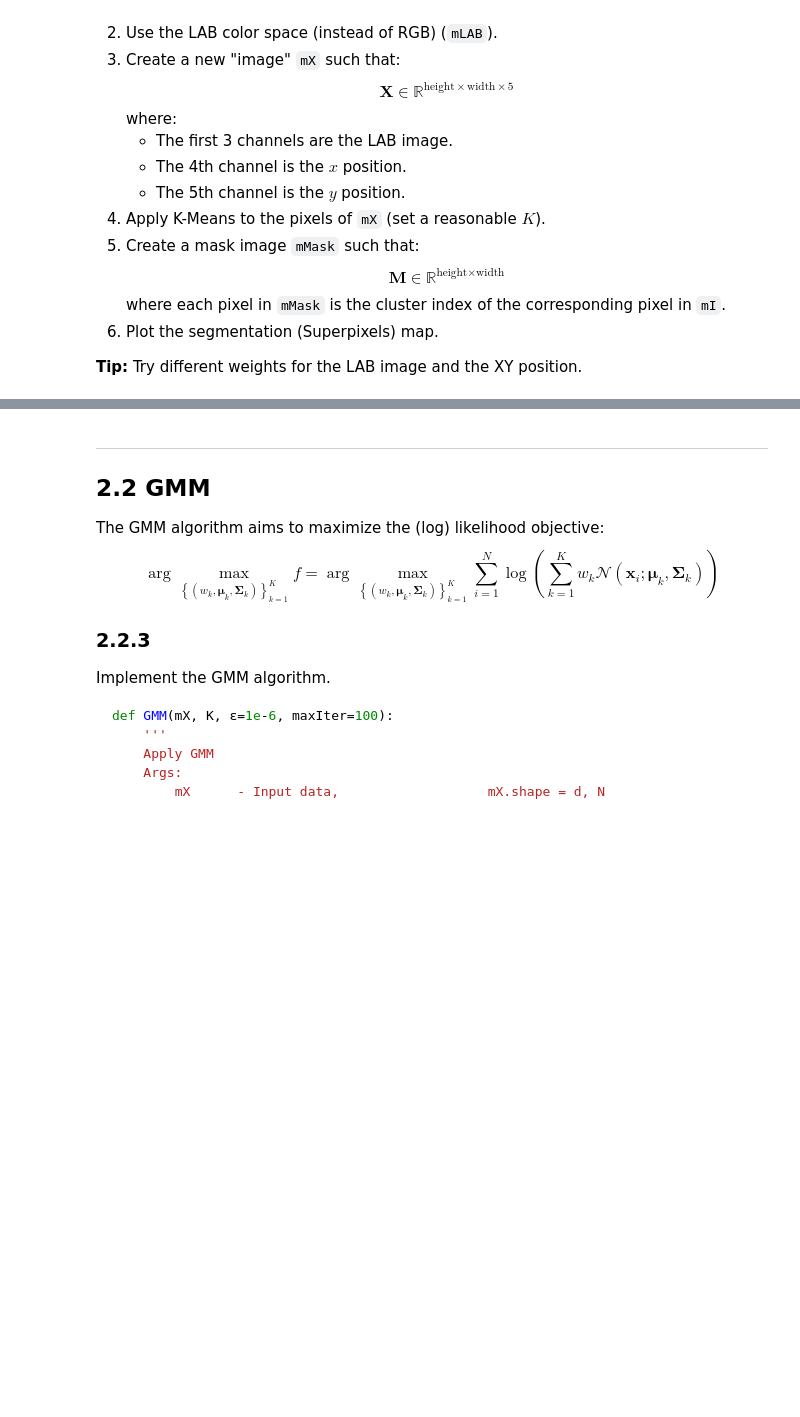
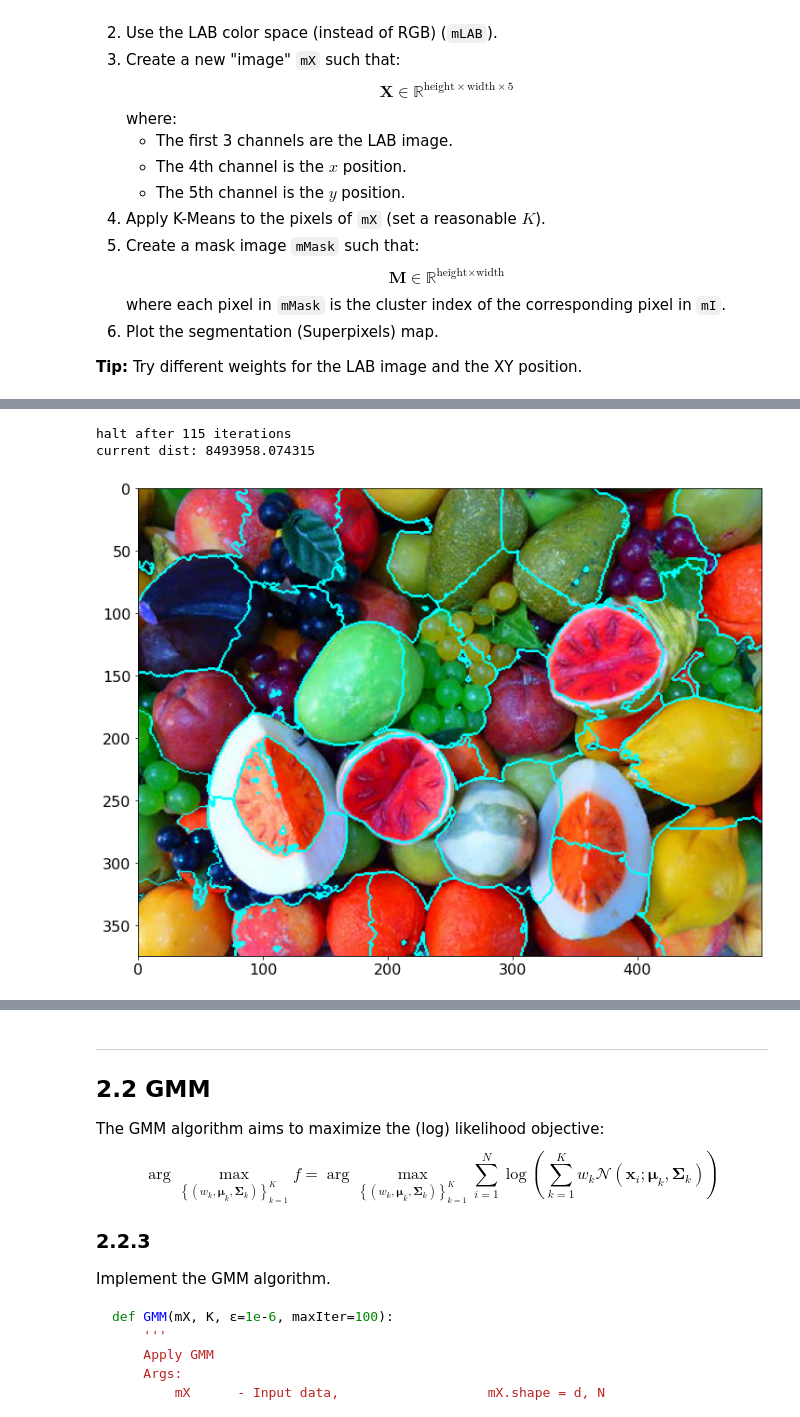
Before and after one commit to alonbar/unsupervised-learning, a Jupyter notebook: ProblemSet1/ProblemSet1.ipynb, the cells around one changed output, grey strips where cells are left out. Saved outputs shown, nothing was run; the diff lists cells and outputs as text; code cells hidden in the pictures; blank space fills up the shorter version.

```diff
--- a/ProblemSet1/ProblemSet1.ipynb
+++ b/ProblemSet1/ProblemSet1.ipynb
@@ -461,0 +498,24 @@ plt.show()
+# %%
+mI   = np.array(oImage)
+mLAB = color.rgb2lab(mI)
+mLAB_padded = np.full((mLAB.shape[0],mLAB.shape[1], 5), None)
+for i in range(mLAB.shape[0]):
+    for j in range(mLAB.shape[1]):
+        mLAB_padded[i,j,:3] = mLAB[i][j]
+        mLAB_padded[i,j,3] = i
+        mLAB_padded[i,j,4] = j
+# %%
+r = KMeans2(mLAB_padded.reshape(mLAB.shape[0] * mLAB.shape[1], 5), 30)
+mD = cdist(mLAB_padded.reshape(mLAB.shape[0] * mLAB.shape[1], 5), r[-1])
+vIdxMin = np.min(mD, axis=1)
+print('current dist: %f' % np.sum(vIdxMin))
+vIdx = np.argmin(mD, axis=1)
+mMask = vIdx.reshape(mLAB.shape[0],mLAB.shape[1])
+mO = mark_boundaries(mI, mMask, color=(0,1,1))
+plt.figure(figsize=(12, 12))
+plt.imshow(mO)
+plt.show()
+# %% [output]
+halt after 115 iterations
+current dist: 8493958.074315
+[figure, added]
```
Also changed, not shown: parts of 17 cells of this notebook, 1 other file.
